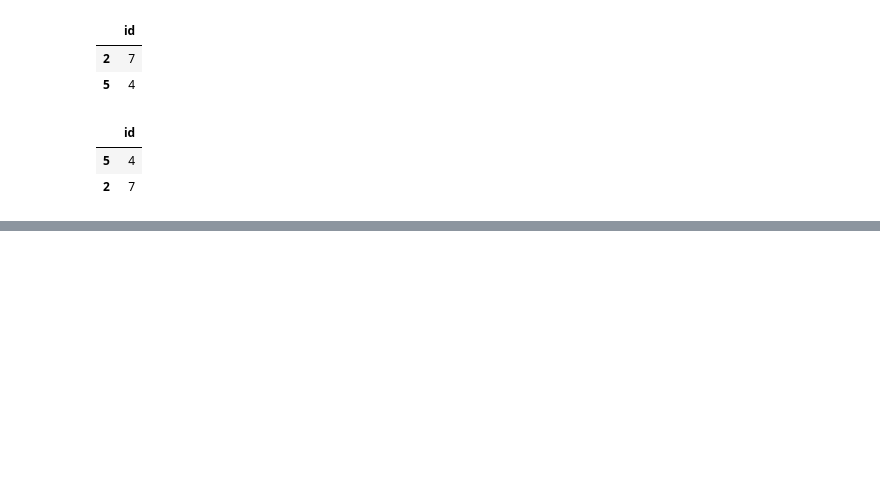
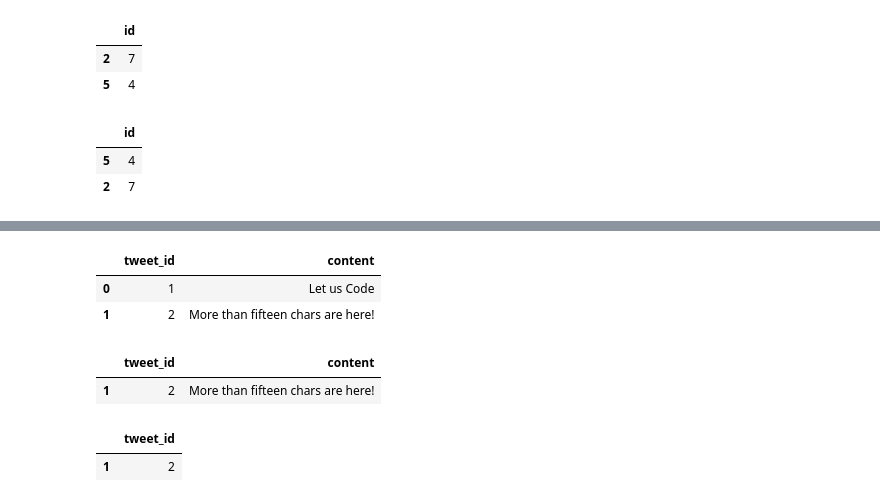
Before and after one commit to sayanarajasekhar/pandas, a Jupyter notebook: Leetcode_Pandas.ipynb, the cells around one changed output, grey strips where cells are left out. Cells and saved outputs as stored; diff of their text form; code cells hidden in the pictures; blank space fills up the shorter version.

```diff
--- a/Leetcode_Pandas.ipynb
+++ b/Leetcode_Pandas.ipynb
@@ -342,0 +386,22 @@ cleaned.sort_values(by='id')
+# %%
+df = pd.DataFrame({
+    'tweet_id': [1, 2],
+    'content': ['Let us Code', 'More than fifteen chars are here!']
+})
+df
+# %% [output]
+|  | tweet_id | content |
+| 0 | 1 | Let us Code |
+| 1 | 2 | More than fifteen chars are here! |
+# %%
+# Getting the length of content
+
+df.query('content.str.len() > 15') # is === df[df['content'].str.len() > 15]
+# %% [output]
+|  | tweet_id | content |
+| 1 | 2 | More than fifteen chars are here! |
+# %%
+df.query('content.str.len() > 15')[['tweet_id']]
+# %% [output]
+|  | tweet_id |
+| 1 | 2 |
```
Also changed, not shown: parts of 1 cell of this notebook.
